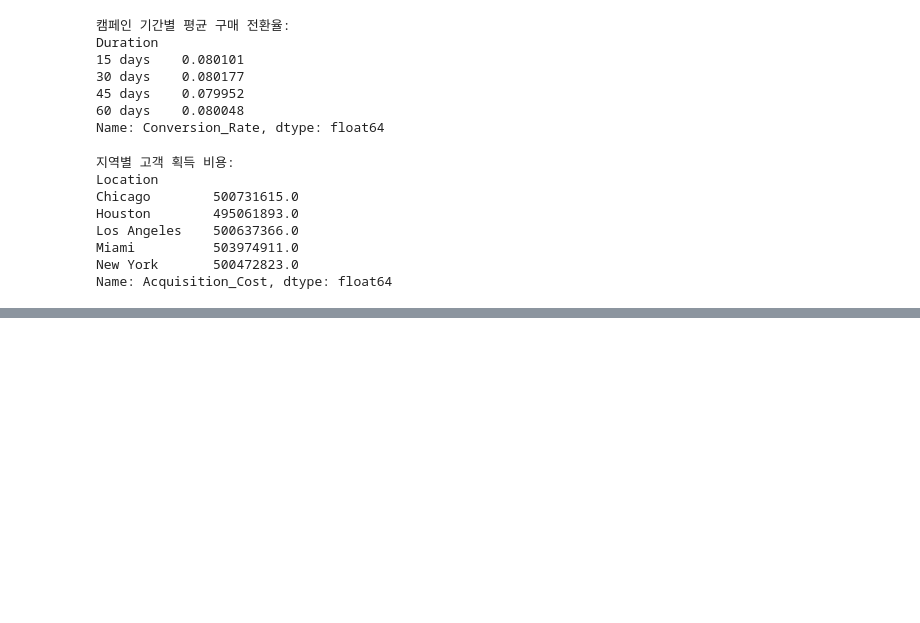
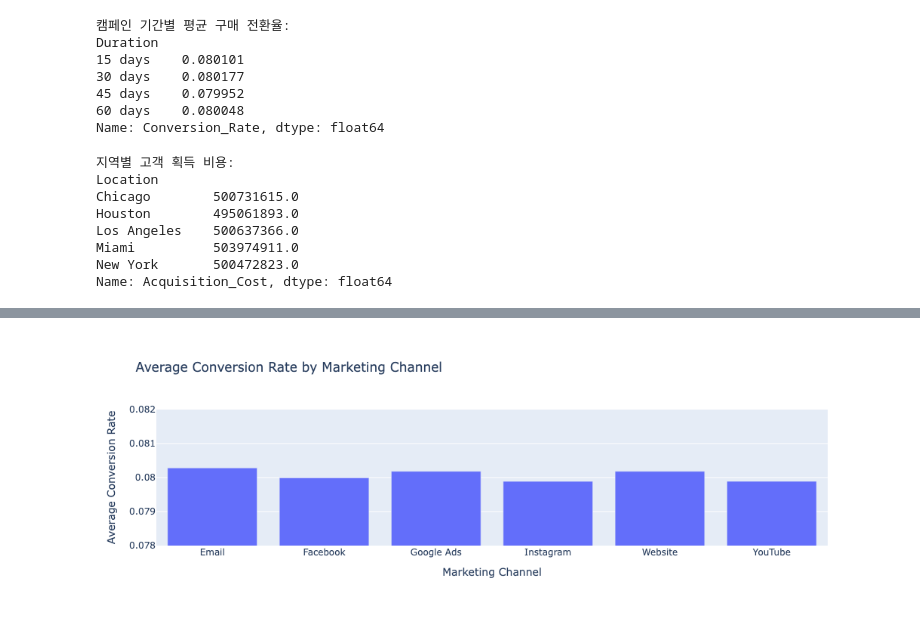
Before and after one commit to rekdms/data-Analysis, a Jupyter notebook: fun-coding/ch10.ipynb, the cells around one changed output, grey strips where cells are left out. Drawn from its saved outputs; the diff is of its cells as text; code cells hidden in the pictures; blank space fills up the shorter version.

```diff
--- a/fun-coding/ch10.ipynb
+++ b/fun-coding/ch10.ipynb
@@ -128,0 +149,14 @@ location_acquisition_cost.to_csv('location_acquisition_cost.csv')
+# %%
+channel_conversion_rate = df.groupby('Channel_Used')['Conversion_Rate'].mean().reset_index()
+
+fig = px.bar(
+    channel_conversion_rate,
+    x='Channel_Used',
+    y='Conversion_Rate',
+    title='Average Conversion Rate by Marketing Channel',
+    labels={'Channel_Used': 'Marketing Channel', 'Conversion_Rate': 'Average Conversion Rate'}
+)
+fig.update_yaxes(range=[0.078, 0.082])
+fig.show()
+# %% [output]
+[figure, added]
```
Also changed, not shown: parts of 7 cells of this notebook, 1 other file.
